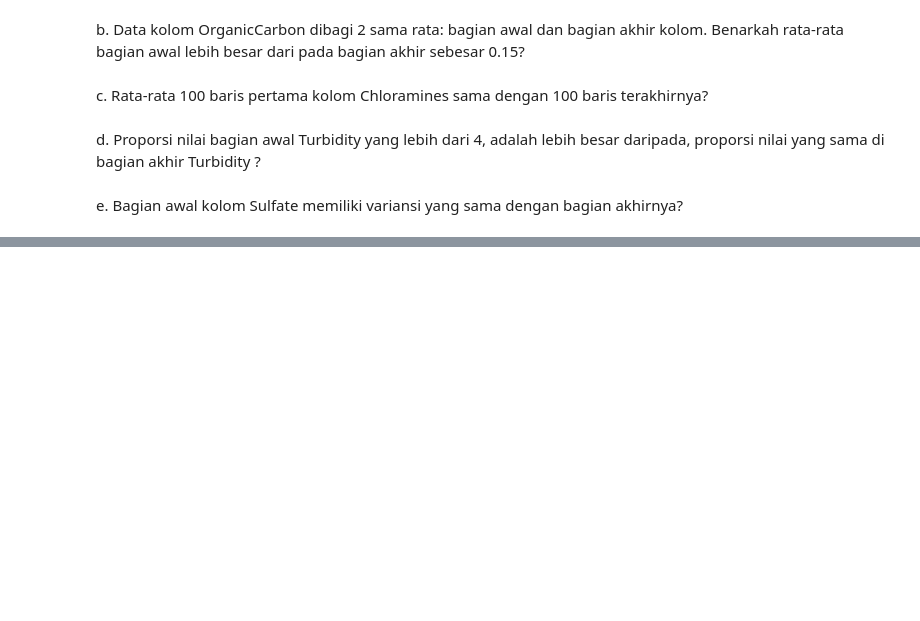
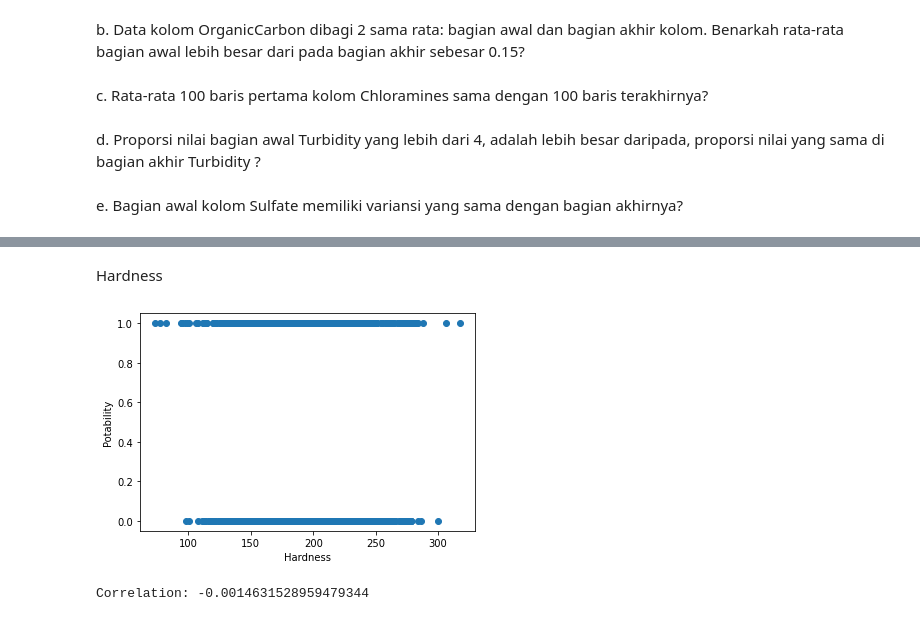
Before and after one commit to clauculus/probstat-analysis, a Jupyter notebook: K01-T1-IF2220-13520073.ipynb, the cells around one changed output, grey strips where cells are left out. Saved outputs shown, nothing was run; the diff lists cells and outputs as text; code cells hidden in the pictures; blank space fills up the shorter version.

```diff
--- a/K01-T1-IF2220-13520073.ipynb
+++ b/K01-T1-IF2220-13520073.ipynb
@@ -102,0 +176,12 @@ dengan menggambarkan juga scatter plot nya. Gunakan correlation test.
+# %% [markdown]
+Hardness
+# %%
+plt.scatter(x = df["Hardness"],y = df["Potability"])
+plt.xlabel("Hardness")
+plt.ylabel("Potability")
+plt.show()
+
+print("Correlation: " + str((df["Hardness"].corr(df["Potability"]))))
+# %% [output]
+[figure, added]
+Correlation: -0.0014631528959479344
```
Also changed, not shown: parts of 22 cells of this notebook.
